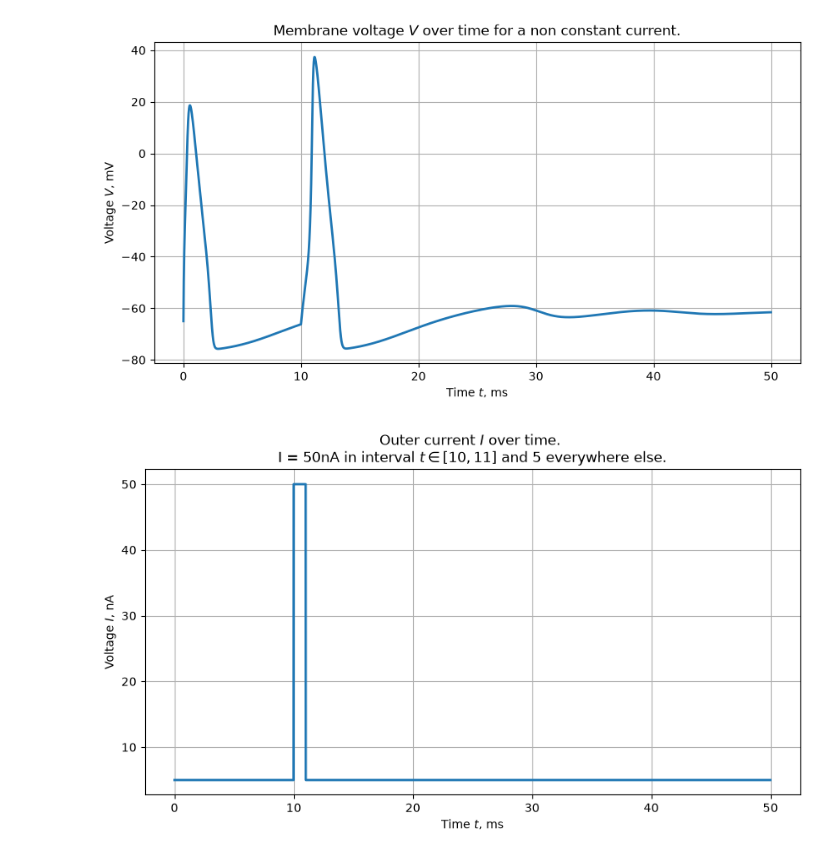
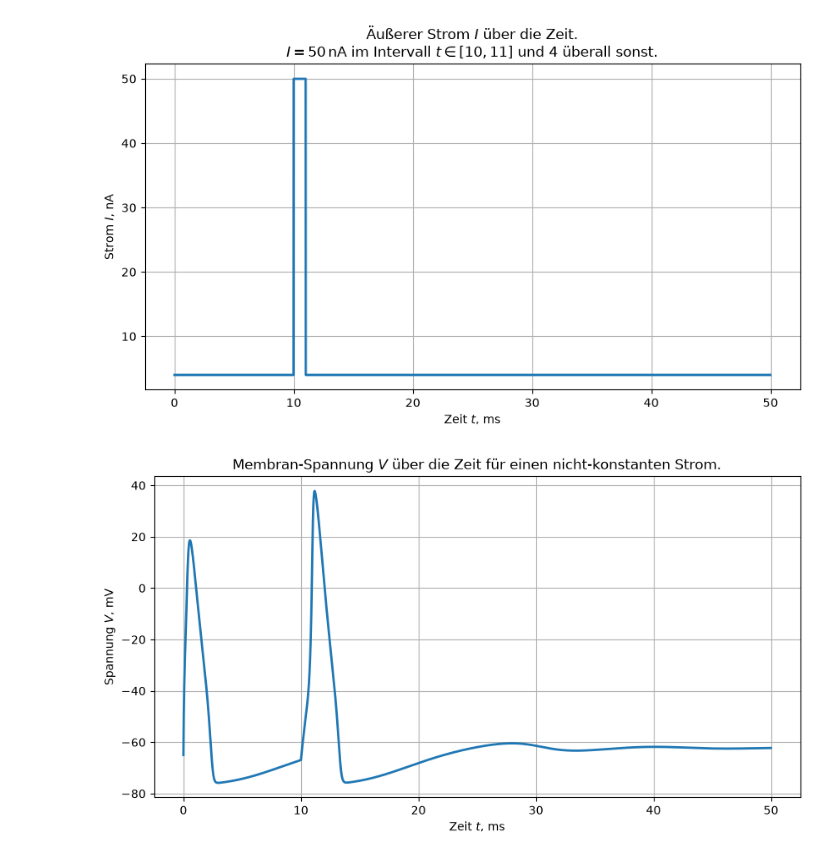
Before and after one commit to Isomorphic13/neuronensimulation, a Jupyter notebook: aufgabe2/notebook/hodgkins_huxley_gleichungssystem.ipynb, the cells around one changed output. Cells and saved outputs as stored; diff of their text form; code cells hidden in the pictures.

```diff
--- a/aufgabe2/notebook/hodgkins_huxley_gleichungssystem.ipynb
+++ b/aufgabe2/notebook/hodgkins_huxley_gleichungssystem.ipynb
@@ -94,51 +156,49 @@ plt.show()
 # %%
+I_0 = 4
 I_func = lambda t: 50 if (10 <= t <= 11) else I_0
 I_values = np.array([I_func(t) for t in tpoints])
 s = euler_method(x, t_a, t_b, dt, I_func, tuple_of_constants)
 v = s[0: ,0]
 n = s[0: ,1]
 m = s[0: ,2]
 h = s[0: ,3]
 tpoints = np.arange(0, 50, dt)
 
 plt.figure(figsize=(10, 5))
-plt.plot(tpoints,v, linewidth=2)
-plt.xlabel("Time $t$, ms")
-plt.ylabel("Voltage $V$, mV")
-plt.title("Membrane voltage $V$ over time for a non constant current.")
+plt.plot(tpoints, I_values, linewidth=2)
+plt.xlabel("Zeit $t$, ms")
+plt.ylabel("Strom $I$, nA")  # Korrigiert von Spannung zu Strom (Einheit nA)
+plt.title(
+    "Äußerer Strom $I$ über die Zeit.\n"
+    + rf"$I = 50\,$nA im Intervall $t \in [10,11]$ und {I_0} überall sonst."
+)
+plt.grid(True)
+
+
+plt.figure(figsize=(10, 5))
+plt.plot(tpoints, v, linewidth=2)
+plt.xlabel("Zeit $t$, ms")
+plt.ylabel("Spannung $V$, mV")
+plt.title("Membran-Spannung $V$ über die Zeit für einen nicht-konstanten Strom.")
 plt.grid(True)
 
 plt.figure(figsize=(10, 5))
-plt.plot(tpoints,I_values, linewidth=2)
-plt.xlabel("Time $t$, ms")
-plt.ylabel("Voltage $I$, nA")
-plt.title("Outer current $I$ over time. \n" + rf"I = 50nA in interval $t \in [10,11]$ and {I_0} everywhere else.")
+plt.plot(tpoints, m, linewidth=2)
+plt.xlabel("Zeit $t$, ms")
+plt.ylabel("$m$")
+plt.title("Gating-Variable $m$ über die Zeit.")
 plt.grid(True)
 
 plt.figure(figsize=(10, 5))
-plt.plot(tpoints,n, linewidth=2)
-plt.xlabel("Time $t$, ms")
-plt.ylabel("$n$")
-plt.title("Gating variable $n$ over time.")
-plt.grid(True)
-
-plt.figure(figsize=(10, 5))
-plt.plot(tpoints,m, linewidth=2)
-plt.xlabel("Time $t$, ms")
-plt.ylabel("$m$")
-plt.title("Gating variable m over time.")
-plt.grid(True)
-
-plt.figure(figsize=(10, 5))
-plt.plot(tpoints,h, linewidth=2)
-plt.xlabel("Time $t$, ms")
+plt.plot(tpoints, h, linewidth=2)
+plt.xlabel("Zeit $t$, ms")
 plt.ylabel("$h$")
-plt.title("Gating variable h over time.")
+plt.title("Gating-Variable $h$ über die Zeit.")
 plt.grid(True)
 
 
 
 plt.show()
 # %% [output]
-[figure, old version]
+[figure, new version]
-[figure, old version]
+[figure, new version]
```
Also changed, not shown: parts of 10 cells of this notebook, 13 other files.
